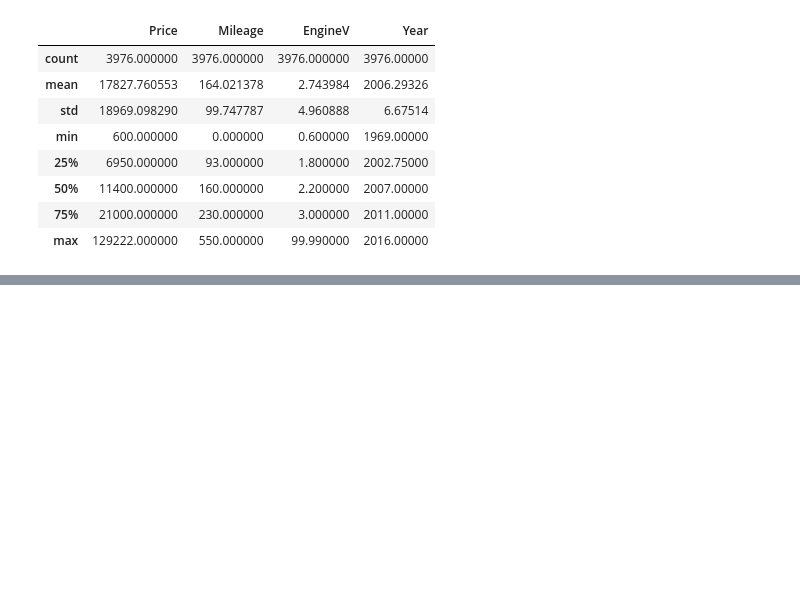
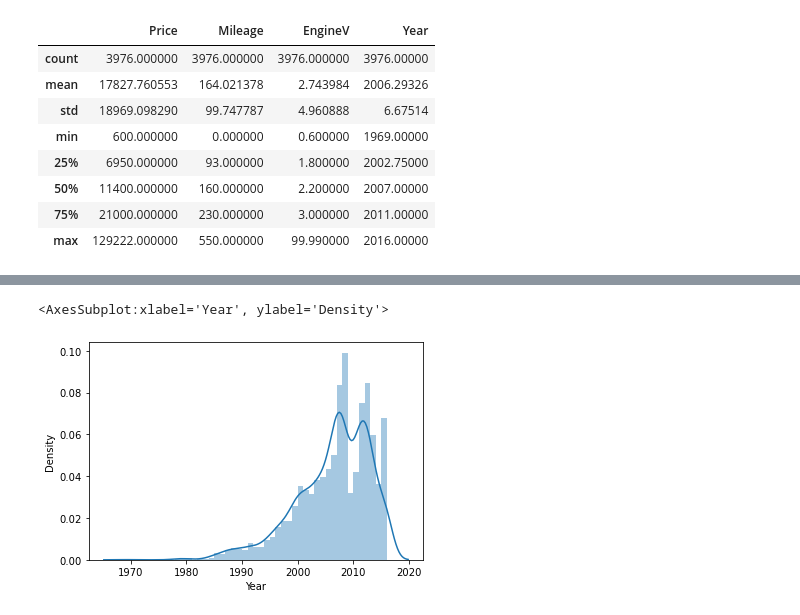
Before and after one commit to Poorya0071/Regression-machine-learning-and-deep-learning, a Jupyter notebook: car_price.ipynb, the cells around one changed output, grey strips where cells are left out. Cells and saved outputs as stored; diff of their text form; code cells hidden in the pictures; blank space fills up the shorter version.

```diff
--- a/car_price.ipynb
+++ b/car_price.ipynb
@@ -170,0 +195,7 @@ sns.distplot(data_pre_process_1['Mileage'])
+# %%
+# now, we need to check the data for year.
+sns.distplot(data_pre_process_3['Year'])
+#the outliers are in the left side.
+# %% [output]
+<AxesSubplot:xlabel='Year', ylabel='Density'>
+[figure, added]
```
Also changed, not shown: parts of 30 cells of this notebook.
